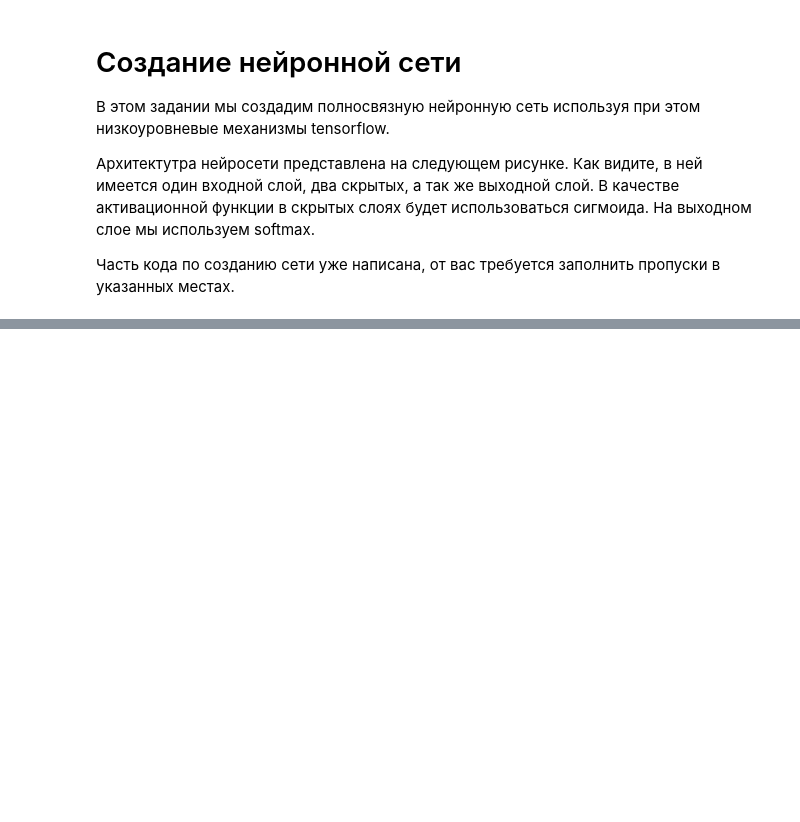
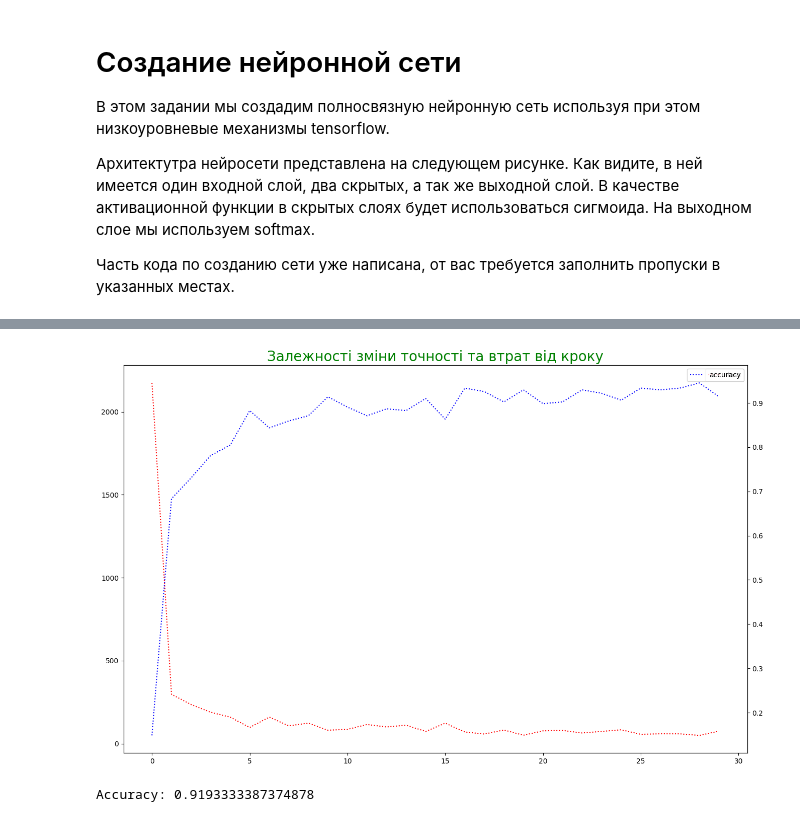
Before and after one commit to a33211/Data-science-homeworks, a Jupyter notebook: Homework_8_tensorflow_mnist_hw.ipynb, the cells around one changed output, grey strips where cells are left out. Drawn from its saved outputs; the diff is of its cells as text; code cells hidden in the pictures; blank space fills up the shorter version.

```diff
--- a/Homework_8_tensorflow_mnist_hw.ipynb
+++ b/Homework_8_tensorflow_mnist_hw.ipynb
@@ -143,7 +144,7 @@ accuracy_history = [] # каждые display_step шагов сохраняйт
 # В этом цикле мы будем производить обучение нейронной сети
 # из тренировочного датасета train_data извлеките случайное подмножество, на котором
 # произведется тренировка. Используйте метод take, доступный для тренировочного датасета.
-for step, (batch_x, batch_y) in enumerate(train_data.take(training_steps), 1):
+for step, (batch_x, batch_y) in enumerate(train_data.take(training_steps)):
     # Обновляем веса нейронной сети
   train(neural_net, batch_x, batch_y)
 
@@ -152,9 +153,9 @@ for step, (batch_x, batch_y) in enumerate(train_data.take(training_steps), 1):
 
         # Вычисляем текущую ошибку
         loss = cross_entropy(pred, batch_y)
-        loss_history.append(loss.numpy())
+        loss_history.append(loss)
         # Вычисляем текущую точность
         acc = accuracy(pred, batch_y)
-        accuracy_history.append(acc.numpy())
-print(accuracy_history)
+        accuracy_history.append(acc)
+        print(f"Step: {step}, Loss: {loss}, Accuracy: {acc}")
 # %% [output]
@@ -163,5 +179,18 @@ WARNING:tensorflow:6 out of the last 6 calls to <function _BaseOptimizer._update
 # %%
 # Выведите графики зависимости изменения точности и потерь от шага
 # Если все сделано правильно, то точность должна расти, а потери уменьшаться
 
-# Место для вашего кода
+import pandas as pd
+
+fig, axs = plt.subplots(figsize=(16, 10))
+axs.plot(loss_history, 'r', label='loss', linestyle=":")
+axs.legend()
+
+axs2=axs.twinx()
+axs2.plot(accuracy_history, 'b', label='accuracy', linestyle=":")
+plt.legend()
+
+plt.title('Залежності зміни точності та втрат від кроку', fontsize=20, color='g')
+plt.show()
+# %% [output]
+[figure, added]
@@ -172,3 +197,10 @@ WARNING:tensorflow:6 out of the last 6 calls to <function _BaseOptimizer._update
+# %%
+# Вычислите точность обученной нейросети
+
+neural_net_accuracy = accuracy(neural_net(x_train), y_train)
+print(f"Accuracy: {neural_net_accuracy}")
+# %% [output]
+Accuracy: 0.9193333387374878
 # %%
 # Протестируем обученную нейросеть на 10 изображениях. Из тестовой выборки возьмите 5
 # случайных изображений и передайте их в нейронню сеть.
```
Also changed, not shown: parts of 5 cells of this notebook.
